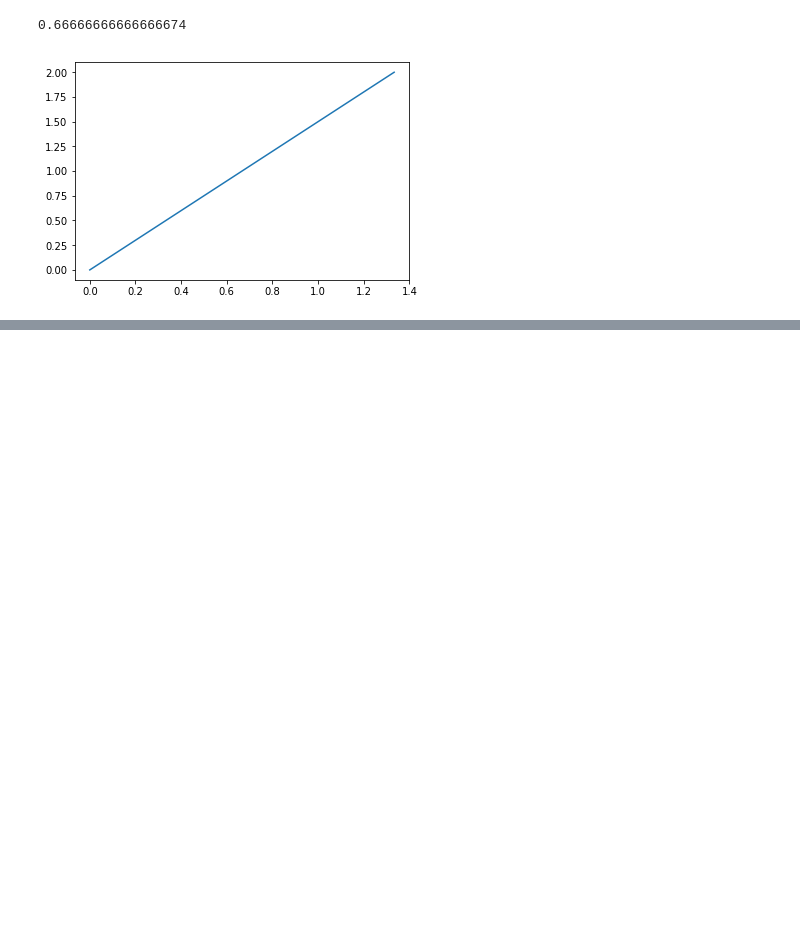
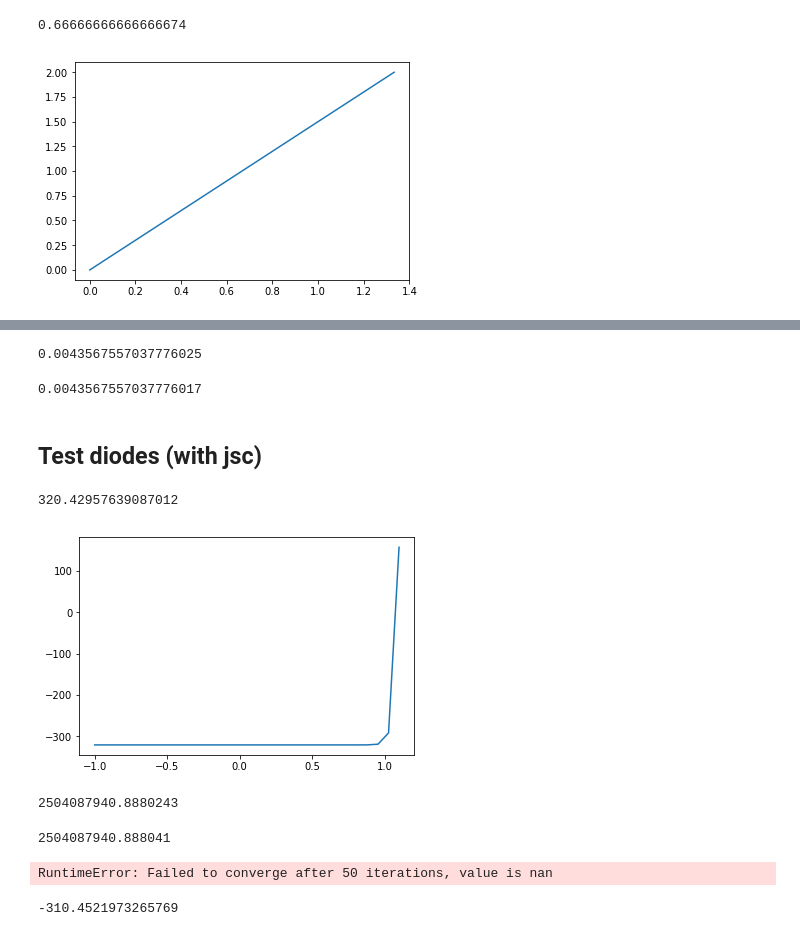
Before and after one commit to kanhua/pypvcell, a Jupyter notebook: lab/General IV solver.ipynb, the cells around one changed output, grey strips where cells are left out. Saved outputs shown, nothing was run; the diff lists cells and outputs as text; code cells hidden in the pictures; blank space fills up the shorter version.

```diff
--- a/lab/General IV solver.ipynb
+++ b/lab/General IV solver.ipynb
@@ -59,0 +64,10 @@ test_v[5]/test_c[5]
+# %%
+sd.get_single_j_from_v(1.6,0.002)
+# %% [output]
+0.0043567557037776025
+# %%
+d1.get_j_from_v(0.8)
+# %% [output]
+0.0043567557037776017
+# %% [markdown]
+## Test diodes (with jsc)
@@ -59,0 +76,12 @@ test_v[5]/test_c[5]
+# %%
+d1=SQCell(1.42,300)
+d2=SQCell(1.42,300)
+d1.set_input_spectrum(load_astm())
+d2.set_input_spectrum(load_astm())
+# %%
+test_v=np.linspace(-1,1.1,30)
+plt.plot(test_v,d1.get_j_from_v(test_v))
+d1.jsc
+# %% [output]
+320.42957639087012
+[figure, added]
@@ -59,0 +90,17 @@ test_v[5]/test_c[5]
+# %%
+sd.get_single_j_from_v(3.0,10)
+# %% [output]
+2504087940.8880243
+# %%
+d1.get_j_from_v(1.5)
+# %% [output]
+2504087940.888041
+# %%
+sd.get_single_j_from_v(1.6,-310)
+# %% [output]
+RuntimeError: Failed to converge after 50 iterations, value is nan
+# %%
+lower_bound_j=d1.get_j_from_v(-10)
+sd.get_single_j_from_v_bisect(2.0,lower_bound_j,-300)
+# %% [output]
+-310.4521973265769
```
Also changed, not shown: parts of 7 cells of this notebook, 2 other files.
